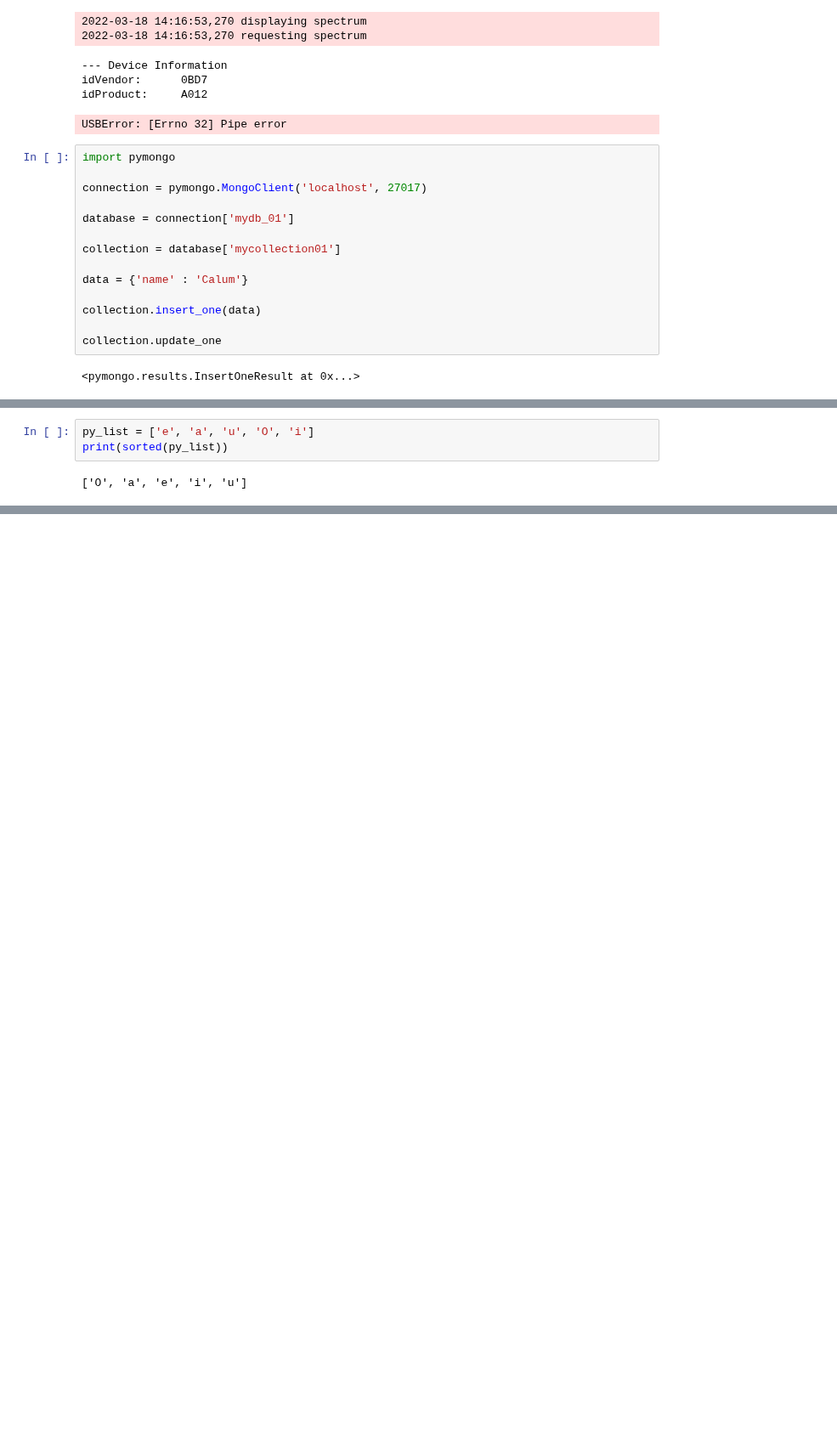
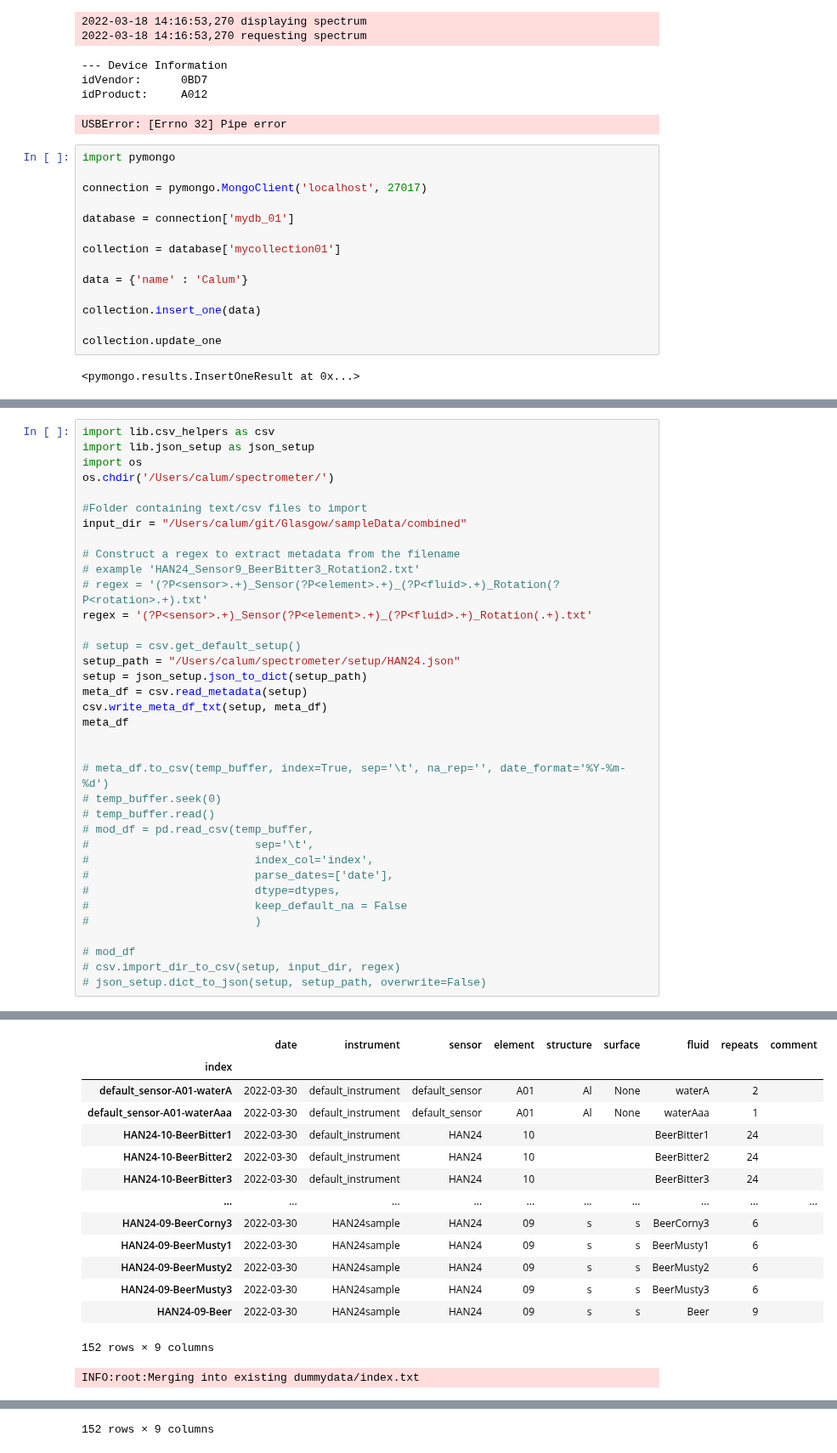
Before and after one commit to calcut/dwt-optical, a Jupyter notebook: csv_import_export.ipynb, the cells around one changed output, grey strips where cells are left out. Shown at 85% size. Saved outputs shown, nothing was run; the diff lists cells and outputs as text; blank space fills up the shorter version.

```diff
--- a/csv_import_export.ipynb
+++ b/csv_import_export.ipynb
@@ -471,5 +440,37 @@ json_setup.get_file_choice(path)
-# %%
-py_list = ['e', 'a', 'u', 'O', 'i']
-print(sorted(py_list))
-# %% [output]
-['O', 'a', 'e', 'i', 'u']
+# %%
+import lib.csv_helpers as csv
+import lib.json_setup as json_setup
+import os
+os.chdir('/Users/calum/spectrometer/')
+
+#Folder containing text/csv files to import
+input_dir = "/Users/calum/git/Glasgow/sampleData/combined"
+
+# Construct a regex to extract metadata from the filename
+# example 'HAN24_Sensor9_BeerBitter3_Rotation2.txt'
+# regex = '(?P<sensor>.+)_Sensor(?P<element>.+)_(?P<fluid>.+)_Rotation(?P<rotation>.+).txt'
+regex = '(?P<sensor>.+)_Sensor(?P<element>.+)_(?P<fluid>.+)_Rotation(.+).txt'
+
+# setup = csv.get_default_setup()
+setup_path = "/Users/calum/spectrometer/setup/HAN24.json"
+setup = json_setup.json_to_dict(setup_path)
+meta_df = csv.read_metadata(setup)
+csv.write_meta_df_txt(setup, meta_df)
+meta_df
+
+
+# meta_df.to_csv(temp_buffer, index=True, sep='\t', na_rep='', date_format='%Y-%m-%d')
+# temp_buffer.seek(0)
+# temp_buffer.read()
+# mod_df = pd.read_csv(temp_buffer,
+#                         sep='\t',
+#                         index_col='index',
+#                         parse_dates=['date'],
+#                         dtype=dtypes,
+#                         keep_default_na = False
+#                         )
+
+# mod_df
+# csv.import_dir_to_csv(setup, input_dir, regex)
+# json_setup.dict_to_json(setup, setup_path, overwrite=False)
+# %% [output]
@@ -475,0 +494,15 @@ print(sorted(py_list))
+|  | date | instrument | sensor | element | structure | surface | fluid | repeats | comment |
+| index |  |  |  |  |  |  |  |  |  |
+| default_sensor-A01-waterA | 2022-03-30 | default_instrument | default_sensor | A01 | Al | None | waterA | 2 |  |
+| default_sensor-A01-waterAaa | 2022-03-30 | default_instrument | default_sensor | A01 | Al | None | waterAaa | 1 |  |
+| HAN24-10-BeerBitter1 | 2022-03-30 | default_instrument | HAN24 | 10 |  |  | BeerBitter1 | 24 |  |
+| HAN24-10-BeerBitter2 | 2022-03-30 | default_instrument | HAN24 | 10 |  |  | BeerBitter2 | 24 |  |
+| HAN24-10-BeerBitter3 | 2022-03-30 | default_instrument | HAN24 | 10 |  |  | BeerBitter3 | 24 |  |
+| ... | ... | ... | ... | ... | ... | ... | ... | ... | ... |
+| HAN24-09-BeerCorny3 | 2022-03-30 | HAN24sample | HAN24 | 09 | s | s | BeerCorny3 | 6 |  |
+| HAN24-09-BeerMusty1 | 2022-03-30 | HAN24sample | HAN24 | 09 | s | s | BeerMusty1 | 6 |  |
+| HAN24-09-BeerMusty2 | 2022-03-30 | HAN24sample | HAN24 | 09 | s | s | BeerMusty2 | 6 |  |
+| HAN24-09-BeerMusty3 | 2022-03-30 | HAN24sample | HAN24 | 09 | s | s | BeerMusty3 | 6 |  |
+| HAN24-09-Beer | 2022-03-30 | HAN24sample | HAN24 | 09 | s | s | Beer | 9 |  |
+152 rows × 9 columns
+INFO:root:Merging into existing dummydata/index.txt
@@ -475,0 +522 @@ print(sorted(py_list))
+152 rows × 9 columns
```
Also changed, not shown: parts of 7 cells of this notebook, 10 other files.
